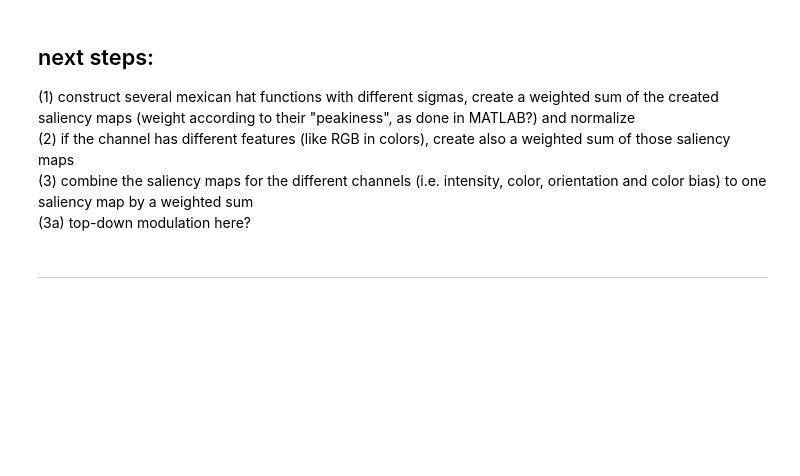
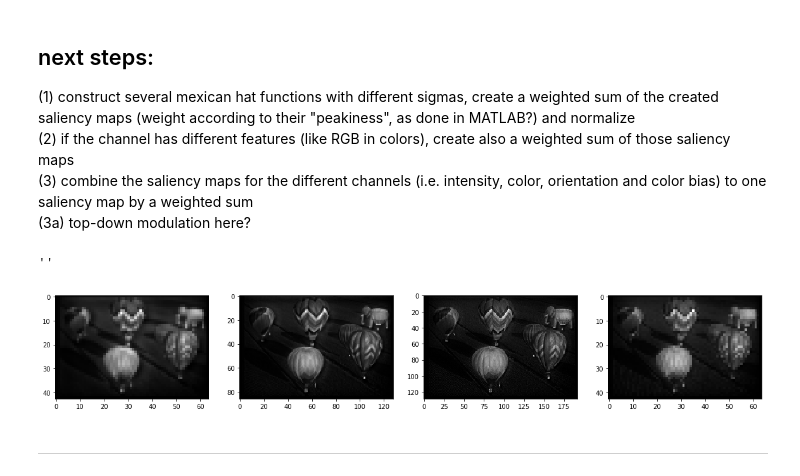
Before and after one commit to alTeska/face_saliency, a Jupyter notebook: DevelopmentNotebook_orientation.ipynb, the cells around one changed output. Saved outputs shown, nothing was run; the diff lists cells and outputs as text; code cells hidden in the pictures; blank space fills up the shorter version.

```diff
--- a/DevelopmentNotebook_orientation.ipynb
+++ b/DevelopmentNotebook_orientation.ipynb
@@ -115,6 +121,24 @@ ax[2].imshow(sal_map[2]);
 (2) if the channel has different features (like RGB in colors), create also a weighted sum of those saliency maps
 (3) combine the saliency maps for the different channels (i.e. intensity, color, orientation and color bias) to one saliency map by a weighted sum
 (3a) top-down modulation here?
+# %%
+sal_map_resize = []
+sal_intensity = np.zeros(mapsize)
+
+for ii in sal_map:
+    temp = resize(ii, mapsize, mode='constant')
+    sal_map_resize.append(temp)
+    sal_intensity = sal_intensity + temp
+# %%
+fig, ax = plt.subplots(1, 4, figsize=(20, 20))
+ax[0].imshow(sal_map[0])
+ax[1].imshow(sal_map[1])
+ax[2].imshow(sal_map[2])
+ax[3].imshow(sal_intensity)
+;
+# %% [output]
+''
+[figure, added]
 # %% [markdown]
 -----
 # %% [markdown]
```
Also changed, not shown: parts of 26 cells of this notebook.
